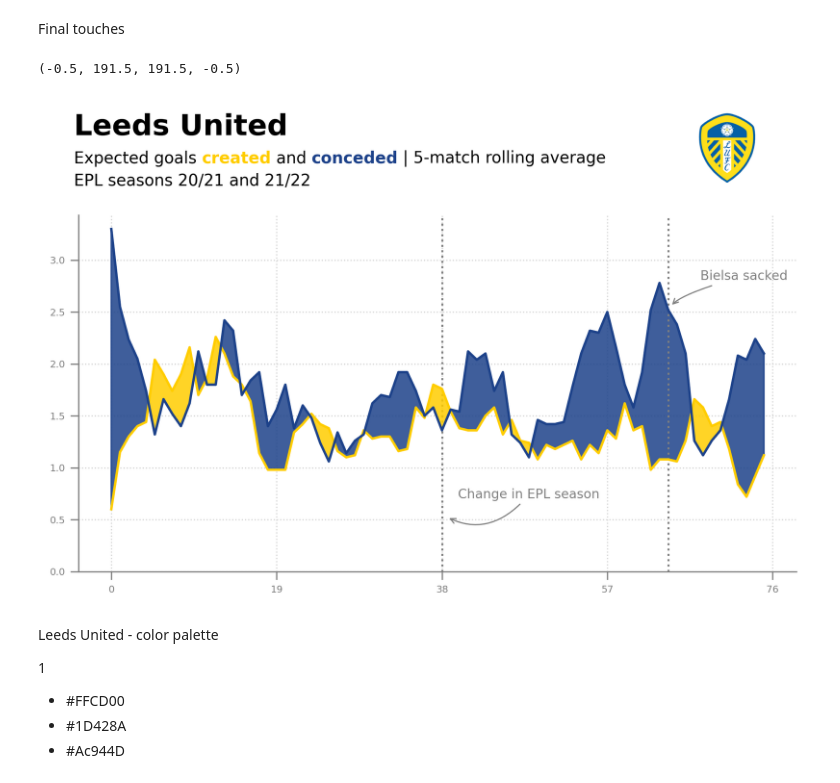
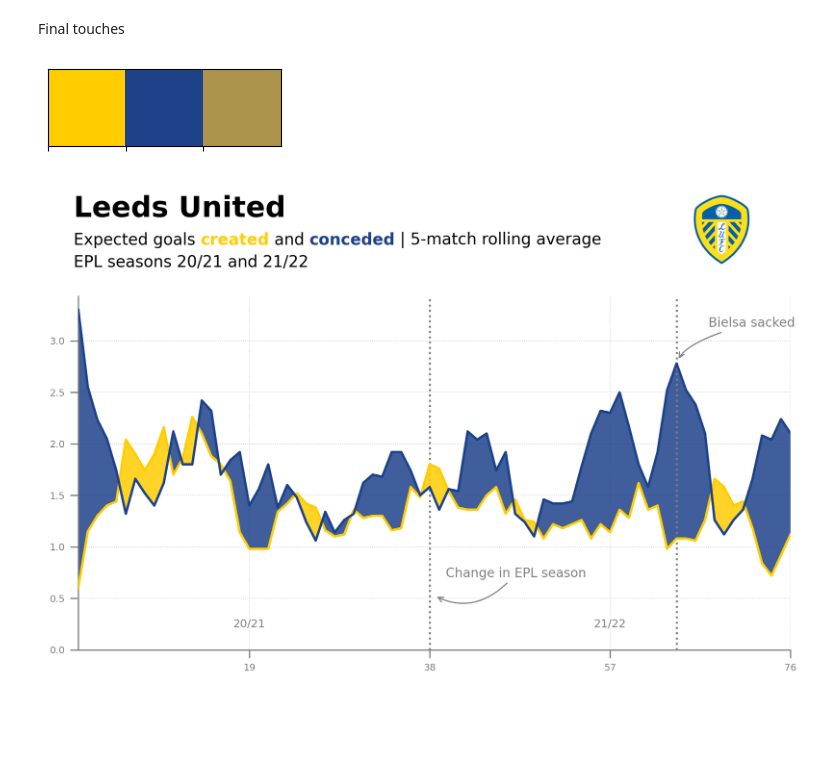
Before and after one commit to fabriziocominetti/football-analytics, a Jupyter notebook: xG-rolling-plot/LeedsUnited/notebooks/xG-rolling-Leeds.ipynb, the cells around one changed output. Saved outputs shown, nothing was run; the diff lists cells and outputs as text; code cells hidden in the pictures; blank space fills up the shorter version.

```diff
--- a/xG-rolling-plot/LeedsUnited/notebooks/xG-rolling-Leeds.ipynb
+++ b/xG-rolling-plot/LeedsUnited/notebooks/xG-rolling-Leeds.ipynb
@@ -319,18 +321,11 @@ Text elements and legends
 (the first thing you should be aware of is the type of coordinate system you're using to annotate and add text to your visuals. In essence, matplotlib has four different coordinate systems which you can interchange and transform to gain more control in your visual customization journey, these are data, axes, figure and display coordinates)
 # %% [markdown]
 Final touches
-# %%
-# scrape Fotmob's website and plot the image directly into the visual
-# create a new axes object to draw the image
-
-fotmob_url = "https://images.fotmob.com/image_resources/logo/teamlogo/"
-
-logo_ax = fig.add_axes([0.01, .95, 0.11, 0.11], zorder=1)
-club_icon = Image.open(urllib.request.urlopen(f"{fotmob_url}8463.png"))
-logo_ax.imshow(club_icon)
-logo_ax.axis("off")
-# %% [output]
-(-0.5, 191.5, 191.5, -0.5)
+# %%
+leeds_v1 = ['#FFCD00','#1D428A', '#AC944D']
+sns.palplot(sns.color_palette(leeds_v1))
+# %% [output]
+[figure, added]
 # %%
 fig = plt.figure(figsize=(8, 4), dpi=300, facecolor="white")
 ax = plt.subplot(111, facecolor="white")
@@ -342,14 +337,18 @@ ax.spines[['left', 'bottom']].set_color("grey")
 # set the grid
 ax.grid(
     visible = True,
-    lw = 0.75,
+    lw = 0.5,
     ls = ":",
     color = "lightgrey"
 )
 
-line_1 = ax.plot(X, Y_for, color="#FFCD00", zorder=4)
-line_2 = ax.plot(X, Y_ag, color="#1D428A", zorder=4)
+# calculate the x-values from matchday 1 to matchday 76
+matchdays = range(1, 77)
 
+line_1 = ax.plot(matchdays, Y_for, color="#FFCD00", zorder=4)
+line_2 = ax.plot(matchdays, Y_ag, color="#1D428A", zorder=4)
+
+ax.set_xlim(1, 76)  # set x-axis limits from 1 to 76
 ax.set_ylim(0)
 # add a line to mark the division between seasons
 ax.plot(
@@ -387,8 +386,8 @@ ax.plot(
 
 # second annotation with data coordinates and offset points
 ax.annotate(
-    xy = (64, 2.5),
-    xytext = (20, 20),
+    xy = (64, 2.75),
+    xytext = (20, 25),
     textcoords = 'offset points',
     text = 'Bielsa sacked',
     size = 8,
@@ -401,7 +400,7 @@ ax.annotate(
 
 # fill between
 ax.fill_between(
-    X,
+    matchdays,
     Y_ag['value'],
     Y_for['value'],
     where = Y_for['value'] > Y_ag['value'],
@@ -412,7 +411,7 @@ ax.fill_between(
 )
 
 ax.fill_between(
-    X,
+    matchdays,
     Y_ag['value'],
     Y_for['value'],
     where = Y_ag['value'] > Y_for['value'],
@@ -442,41 +441,50 @@ fig_text(
     s = "Leeds United",
     color = "black",
     weight = "bold",
     size = 18,
     #family = "DM Sans",
     annotationbbox_kw={"xycoords": "figure fraction"}
 )
 
 fig_text(
     x = 0.12, y = 1.02,
     s = "Expected goals <created> and <conceded> | 5-match rolling average \nEPL seasons 20/21 and 21/22",
     highlight_textprops=[
         {"color": line_1[0].get_color(), "weight": "bold"},
         {"color": line_2[0].get_color(), "weight": "bold"}
     ],
     color = "black",
     size = 10,
     annotationbbox_kw={"xycoords": "figure fraction"}
 )
 
 fotmob_url = "https://images.fotmob.com/image_resources/logo/teamlogo/"
 
 logo_ax = fig.add_axes([0.75, .95, 0.15, 0.15], zorder=1)
 club_icon = Image.open(urllib.request.urlopen(f"{fotmob_url}8463.png"))
 logo_ax.imshow(club_icon)
 logo_ax.axis("off")
 
 # add only if zorder don't work
 ax.set_axisbelow(True)
+
+for x in [19, 57]:
+    if x == 19:
+        text = '20/21'
+    else:
+        text = '21/22'
+    text_ = ax.annotate(
+        xy=(x,.25),
+        text=text,
+        color='grey',
+        size=7,
+        va='center',
+        ha='center',
+        #weight='bold',
+        zorder=4
+    )
 # %% [output]
-[figure, old version]
+[figure, new version]
 # %%
 # save figure
 fig.savefig('../figures/LEEDS-xG-rolling-plot.png', bbox_inches='tight')
-# %% [markdown]
-Leeds United - color palette
-
-1
-- #FFCD00
-- #1D428A
-- #Ac944D
```
Also changed, not shown: parts of 1 cell of this notebook, 3 other files.
